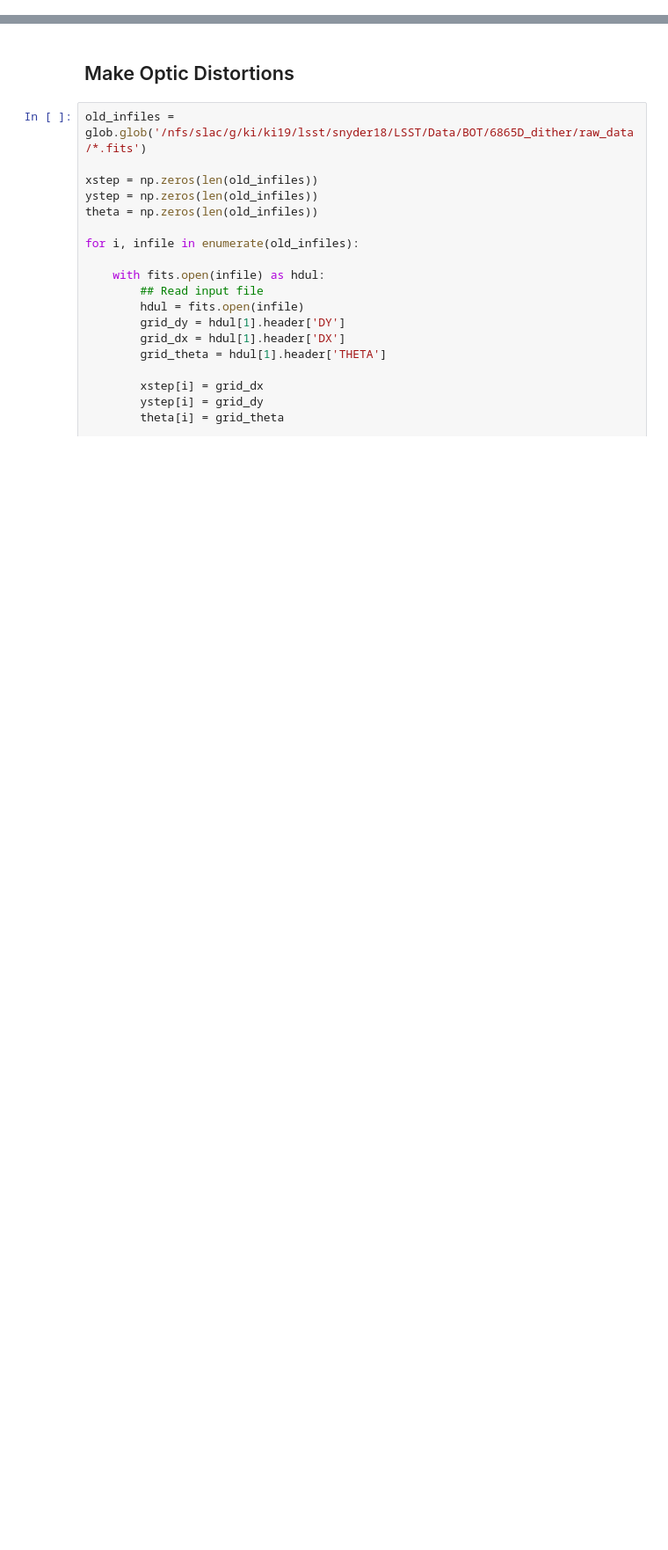
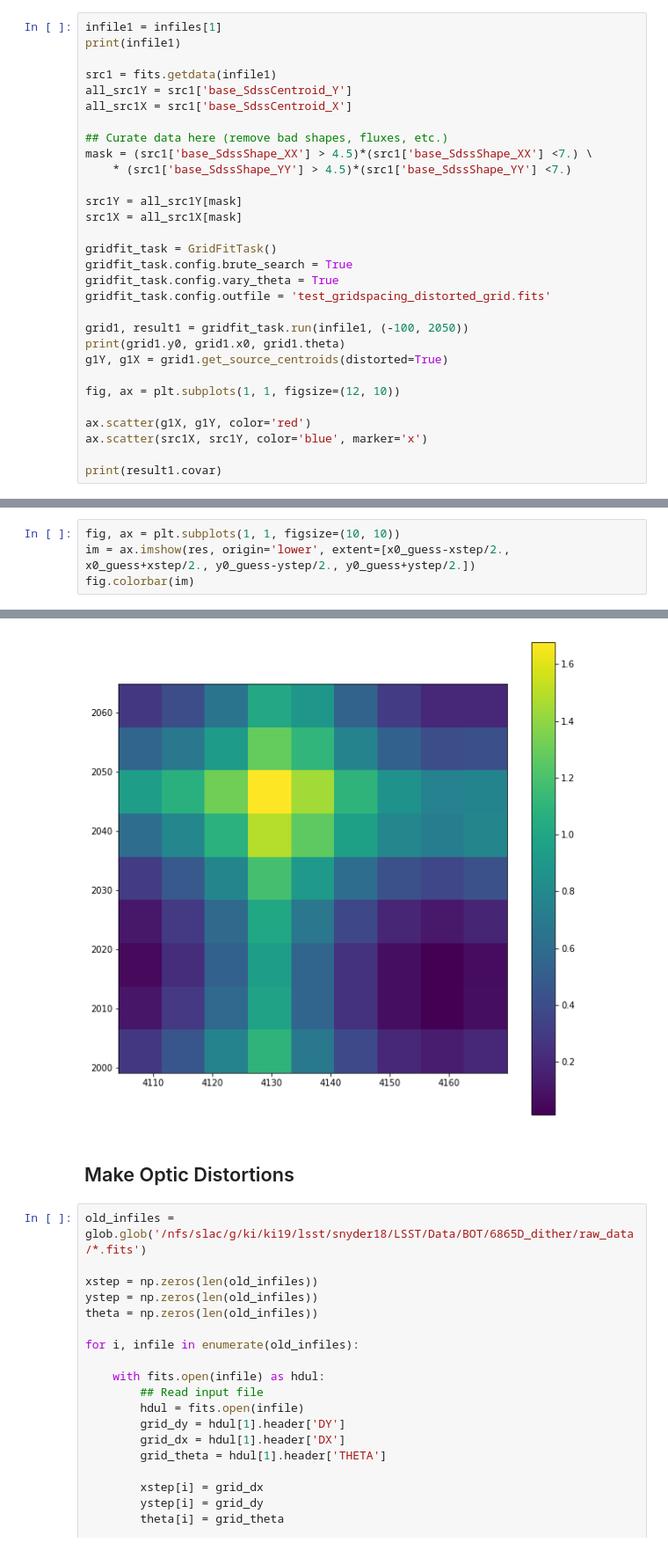
Before and after one commit to Snyder005/mixcoatl, a Jupyter notebook: notebooks/Devel.ipynb, the cells around one changed output, grey strips where cells are left out. Shown at 88% size. Cells and saved outputs as stored; diff of their text form; blank space fills up the shorter version.

```diff
--- a/notebooks/Devel.ipynb
+++ b/notebooks/Devel.ipynb
@@ -146,0 +125,30 @@ ax.set_ylim(0, 4000)
+# %%
+infile1 = infiles[1]
+print(infile1)
+
+src1 = fits.getdata(infile1)
+all_src1Y = src1['base_SdssCentroid_Y']
+all_src1X = src1['base_SdssCentroid_X']
+
+## Curate data here (remove bad shapes, fluxes, etc.)
+mask = (src1['base_SdssShape_XX'] > 4.5)*(src1['base_SdssShape_XX'] <7.) \
+    * (src1['base_SdssShape_YY'] > 4.5)*(src1['base_SdssShape_YY'] <7.)
+
+src1Y = all_src1Y[mask]
+src1X = all_src1X[mask]
+
+gridfit_task = GridFitTask()
+gridfit_task.config.brute_search = True
+gridfit_task.config.vary_theta = True
+gridfit_task.config.outfile = 'test_gridspacing_distorted_grid.fits'
+
+grid1, result1 = gridfit_task.run(infile1, (-100, 2050))
+print(grid1.y0, grid1.x0, grid1.theta)
+g1Y, g1X = grid1.get_source_centroids(distorted=True)
+
+fig, ax = plt.subplots(1, 1, figsize=(12, 10))
+
+ax.scatter(g1X, g1Y, color='red')
+ax.scatter(src1X, src1Y, color='blue', marker='x')
+
+print(result1.covar)
@@ -146,0 +247,5 @@ ax.set_ylim(0, 4000)
+# %%
+fig, ax = plt.subplots(1, 1, figsize=(10, 10))
+im = ax.imshow(res, origin='lower', extent=[x0_guess-xstep/2., x0_guess+xstep/2., y0_guess-ystep/2., y0_guess+ystep/2.])
+fig.colorbar(im)
+# %% [output]
@@ -147,3 +253,4 @@ ax.set_ylim(0, 4000)
+[figure, added]
 # %% [markdown]
 ## Make Optic Distortions
 # %%
```
Also changed, not shown: parts of 19 cells of this notebook, 1 other file.
